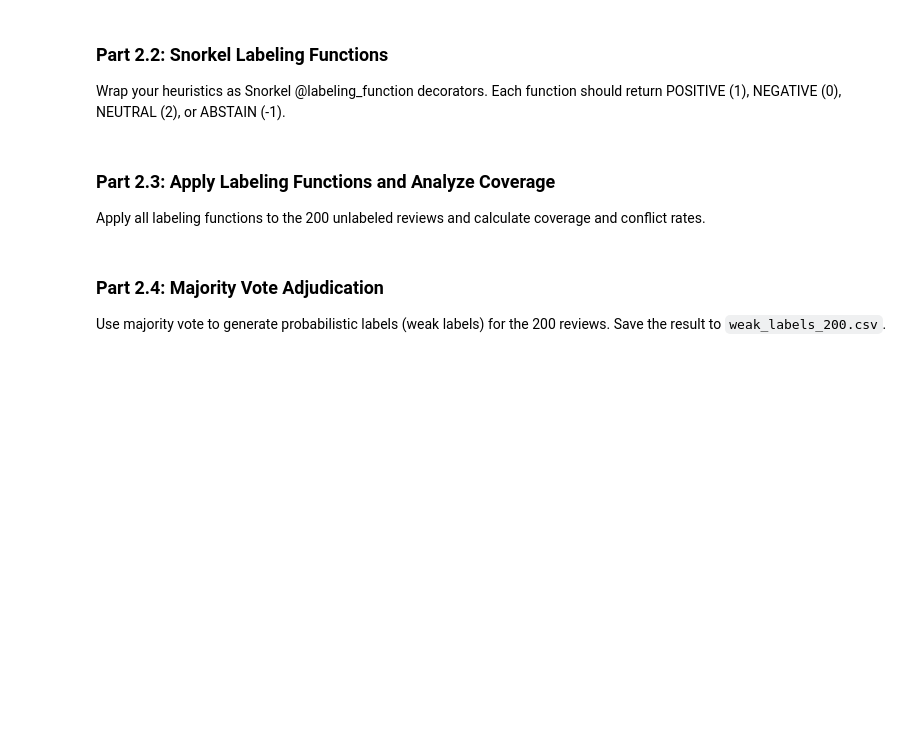
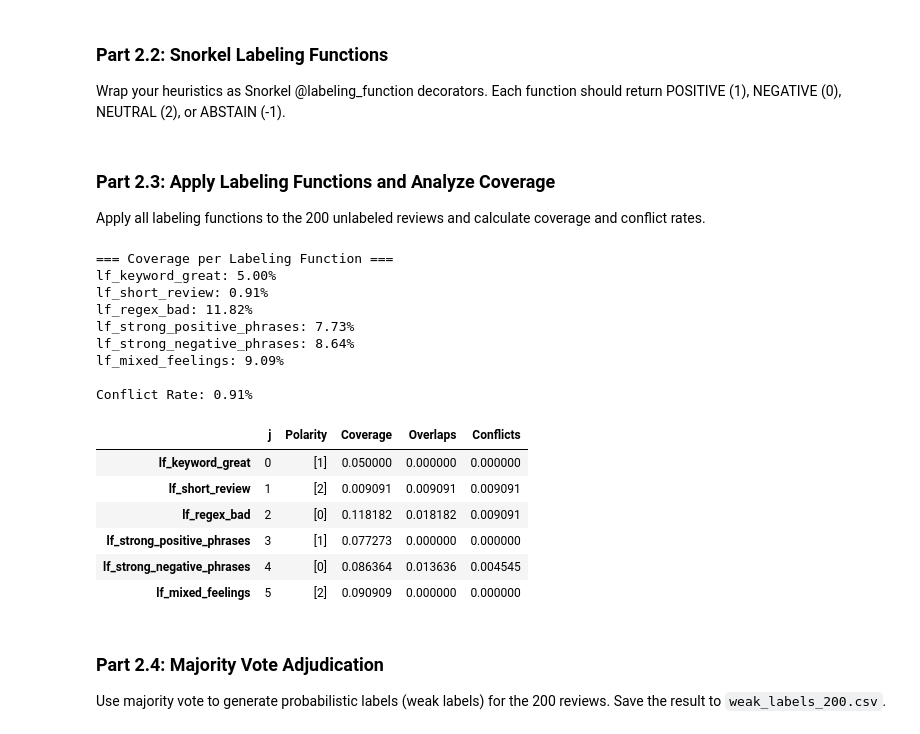
Before and after one commit to Destructor169/cs-203-stt-ai, a Jupyter notebook: assignments/assignment2_stt.ipynb, the cells around one changed output. Cells and saved outputs as stored; diff of their text form; code cells hidden in the pictures; blank space fills up the shorter version.

```diff
--- a/assignments/assignment2_stt.ipynb
+++ b/assignments/assignment2_stt.ipynb
@@ -381,34 +427,81 @@ def analyze_weak_labels(L_matrix, lfs):
     Metrics to calculate:
         - Coverage: Percentage of non-abstain votes per LF
         - Conflict Rate: Percentage of samples where LFs disagree
     """
     # TODO: Calculate coverage for each labeling function
     # Coverage = (number of non-abstain votes) / (total samples) * 100
 
+    N, M = L_matrix.shape
+    print("=== Coverage per Labeling Function ===")
+    for j in range(M):
+        coverage = np.sum(L_matrix[:, j] != ABSTAIN) / N * 100
+        print(f"{lfs[j].name}: {coverage:.2f}%")
 
     # TODO: Calculate conflict rate
     # Conflict occurs when multiple LFs label the same sample differently
     # Conflict Rate = (number of conflicting samples) / (total samples) * 100
 
+    conflicts = 0
+    for i in range(N):
+        active = L_matrix[i][L_matrix[i] != ABSTAIN]
+        if len(active) > 1 and len(set(active)) > 1:
+            conflicts += 1
+
+    conflict_rate = conflicts / N * 100
+    print(f"\nConflict Rate: {conflict_rate:.2f}%")
 
     # TODO: Print statistics in a readable format
     # Hint: Use LFAnalysis from snorkel for detailed stats (optional)
     # Or print manually: LF name, Coverage %, Conflicts count
 
-    pass
 
 # TODO: Load the 200 unlabeled reviews (you can load the entire dataset and then filter as per the requirement)
+
+full_df = pd.read_csv("/content/drive/MyDrive/dataset/STT/Movie_reviews.csv")
+unlabeled_df = full_df.iloc[100:].reset_index(drop=True)
 
 
 # TODO: Apply all labeling functions to create L_matrix
 # lfs = [lf_keyword_great, lf_short_review, lf_regex_bad, ...]  # Add all your LFs
 # applier = <put your code here>
 # L_matrix = <put your code here>
 
+lfs = [
+    lf_keyword_great,
+    lf_short_review,
+    lf_regex_bad,
+    lf_strong_positive_phrases,
+    lf_strong_negative_phrases,
+    lf_mixed_feelings
+]
+
+applier = PandasLFApplier(lfs=lfs)
+L_matrix = applier.apply(unlabeled_df)
+
+
 # TODO: Analyze coverage and conflicts
+analyze_weak_labels(L_matrix, lfs)
 
 
 # TODO: Use LFAnalysis for detailed statistics
+LFAnalysis(L=L_matrix, lfs=lfs).lf_summary()
+# %% [output]
+=== Coverage per Labeling Function ===
+lf_keyword_great: 5.00%
+lf_short_review: 0.91%
+lf_regex_bad: 11.82%
+lf_strong_positive_phrases: 7.73%
+lf_strong_negative_phrases: 8.64%
+lf_mixed_feelings: 9.09%
+
+Conflict Rate: 0.91%
+|  | j | Polarity | Coverage | Overlaps | Conflicts |
+| lf_keyword_great | 0 | [1] | 0.050000 | 0.000000 | 0.000000 |
+| lf_short_review | 1 | [2] | 0.009091 | 0.009091 | 0.009091 |
+| lf_regex_bad | 2 | [0] | 0.118182 | 0.018182 | 0.009091 |
+| lf_strong_positive_phrases | 3 | [1] | 0.077273 | 0.000000 | 0.000000 |
+| lf_strong_negative_phrases | 4 | [0] | 0.086364 | 0.013636 | 0.004545 |
+| lf_mixed_feelings | 5 | [2] | 0.090909 | 0.000000 | 0.000000 |
 # %% [markdown]
 ### Part 2.4: Majority Vote Adjudication
 
```
Also changed, not shown: parts of 15 cells of this notebook.
